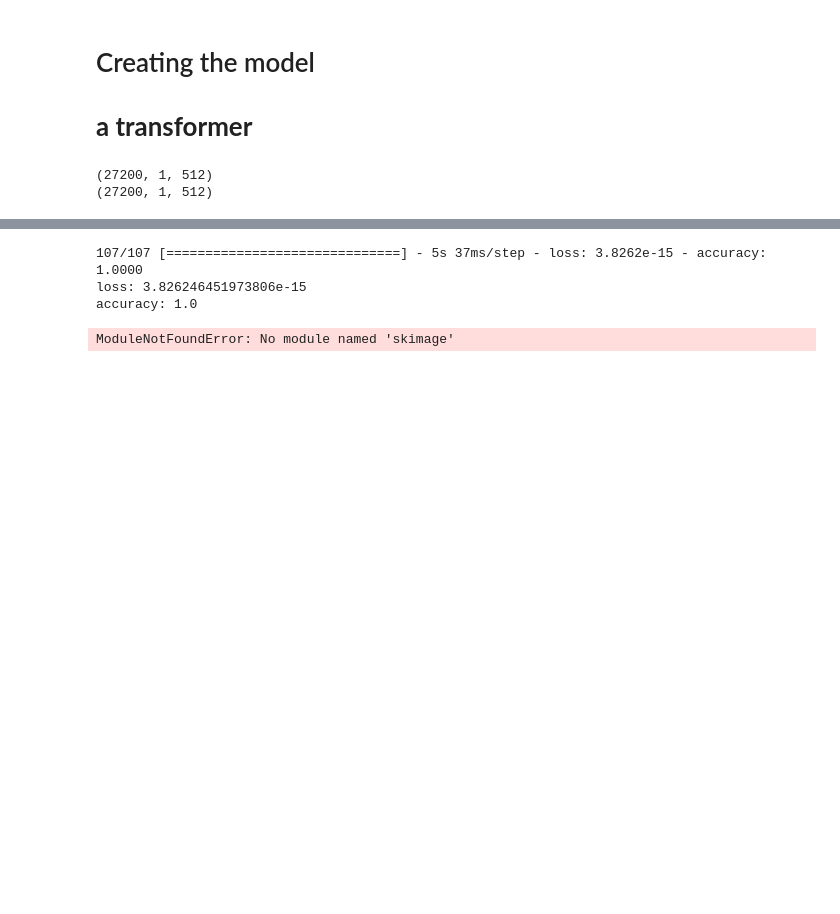
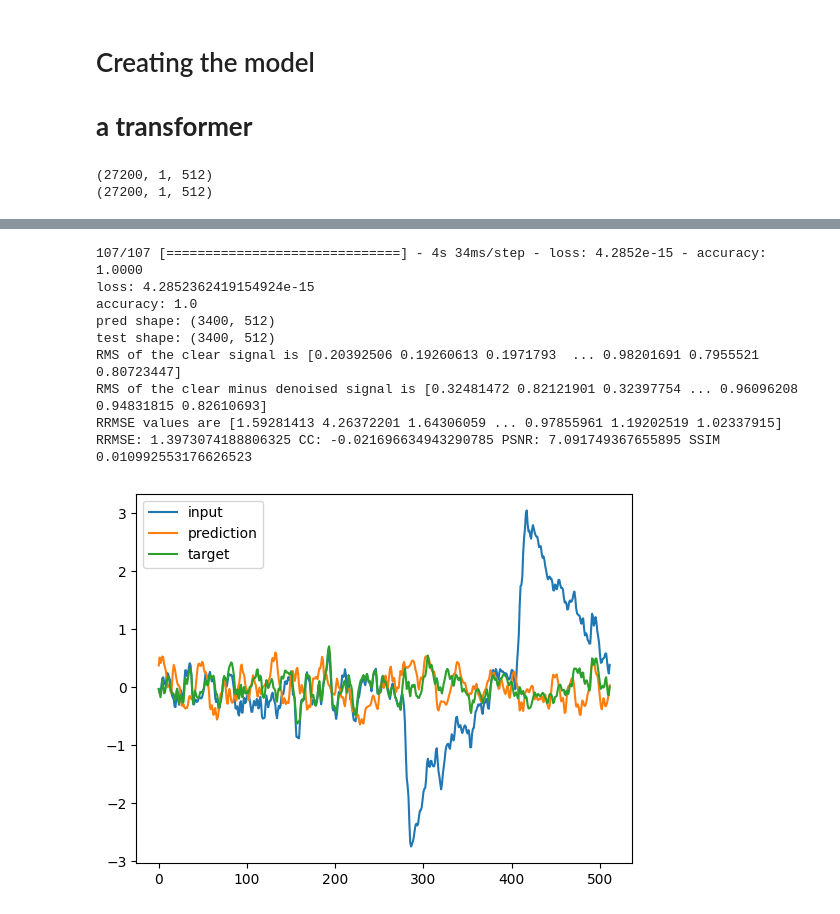
Before and after one commit to MartinaDoku2001/Thesis, a Jupyter notebook: proposed_model.ipynb, the cells around one changed output, grey strips where cells are left out. Saved outputs shown, nothing was run; the diff lists cells and outputs as text; code cells hidden in the pictures; blank space fills up the shorter version.

```diff
--- a/proposed_model.ipynb
+++ b/proposed_model.ipynb
@@ -18,7 +19,7 @@ from tensorflow.keras import layers
 data_path = '.\data'
 
 #results path
-results_path = '.\results'
+results_path = '.\\results'
 # %%
 #LOADING DATA
 
@@ -622,24 +674,49 @@ accuracy: 0.0020220589358359575
 # %%
+#import skimage
+
 #predict the test dataset
 test_dataset_EOG[0]=np.reshape(test_dataset_EOG[0],(len(test_dataset_EOG[0]),1,512))
-pred=model_EOG((test_dataset_EOG[0], test_dataset_EOG[0]), training=False)
+pred_EOG=model_EOG((test_dataset_EOG[0], test_dataset_EOG[0]), training=False)
 
 #evaluate the model
-loss, accuracy=model_EOG.evaluate((test_dataset_EOG[0], test_dataset_EOG[0]), pred, verbose=1)
+loss, accuracy=model_EOG.evaluate((test_dataset_EOG[0], test_dataset_EOG[0]), pred_EOG, verbose=1)
 #plot the loss and accuracy
 print('loss:',loss)
 print('accuracy:',accuracy)
 
 #calculate the metrics
-pred=np.reshape(pred,(len(pred),512))
+pred_EOG=np.reshape(pred_EOG,(len(pred_EOG),512))
 test_dataset_EOG[1]=np.reshape(test_dataset_EOG[1],(len(test_dataset_EOG[1]),512))
-RRMSE, CC, PSNR, SSIM=metrics_results(pred, test_dataset_EOG[1])
+
+#print the two shapes
+print('pred shape:',pred_EOG.shape)
+print('test shape:',test_dataset_EOG[1].shape)
+RRMSE, CC, PSNR, SSIM=metrics_results(pred_EOG, test_dataset_EOG[1])
 print('RRMSE:',RRMSE,'CC:',CC,'PSNR:',PSNR,'SSIM',SSIM)
 # %% [output]
-107/107 [==============================] - 5s 37ms/step - loss: 3.8262e-15 - accuracy: 1.0000
-loss: 3.826246451973806e-15
+107/107 [==============================] - 4s 34ms/step - loss: 4.2852e-15 - accuracy: 1.0000
+loss: 4.2852362419154924e-15
 accuracy: 1.0
+pred shape: (3400, 512)
+test shape: (3400, 512)
+RMS of the clear signal is [0.20392506 0.19260613 0.1971793  ... 0.98201691 0.7955521  0.80723447]
+RMS of the clear minus denoised signal is [0.32481472 0.82121901 0.32397754 ... 0.96096208 0.94831815 0.82610693]
+RRMSE values are [1.59281413 4.26372201 1.64306059 ... 0.97855961 1.19202519 1.02337915]
+RRMSE: 1.3973074188806325 CC: -0.021696634943290785 PSNR: 7.091749367655895 SSIM 0.010992553176626523
-ModuleNotFoundError: No module named 'skimage'
+# %%
+#plot a semple result of the prediction vs the target
+#plot a semple result of the prediction vs the target vs the input
+#reshape the input
+test_dataset_EOG[0]=np.reshape(test_dataset_EOG[0],(len(test_dataset_EOG[0]),512))
+
+plt.plot(test_dataset_EOG[0][0], label='input')
+plt.plot(pred_EOG[0], label='prediction')
+plt.plot(test_dataset_EOG[1][0], label='target')
+
+plt.legend()
+plt.show()
+# %% [output]
+[figure, added]
 # %%
 #create the model
 model_EMG =Transformer(num_layers=2, d_model=512, num_heads=8, dff=512, input_vocab_size=512, target_vocab_size=512, rate=0.1)
```
Also changed, not shown: parts of 16 cells of this notebook, 6 other files.
